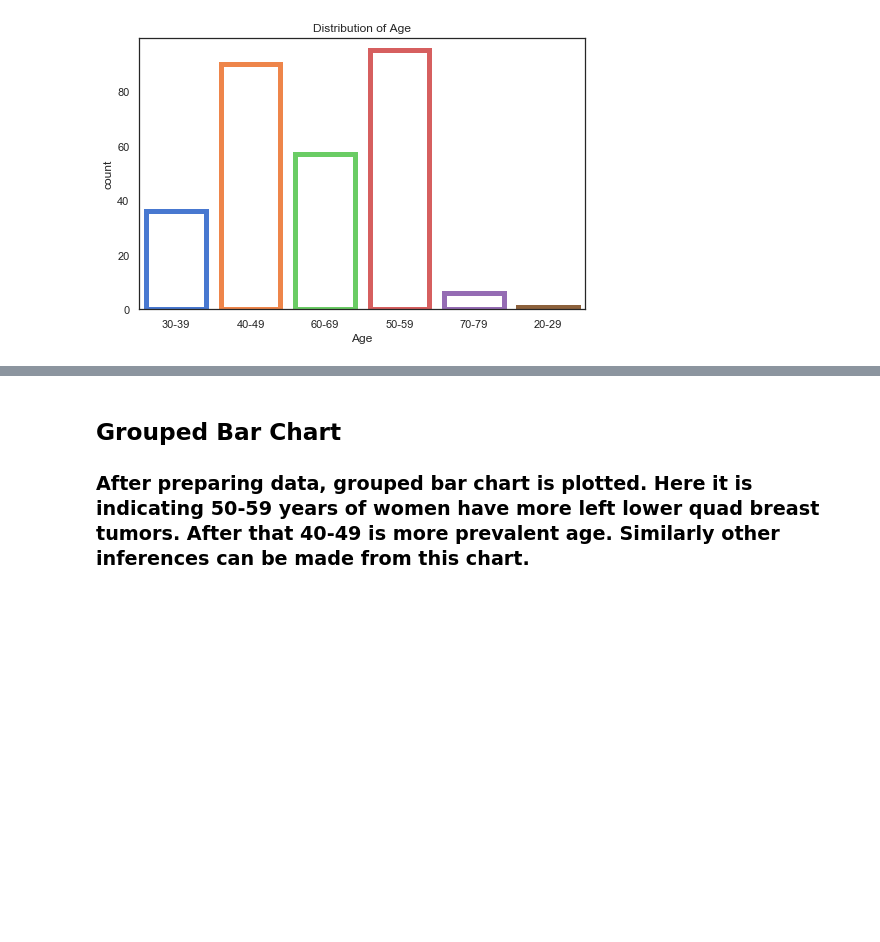
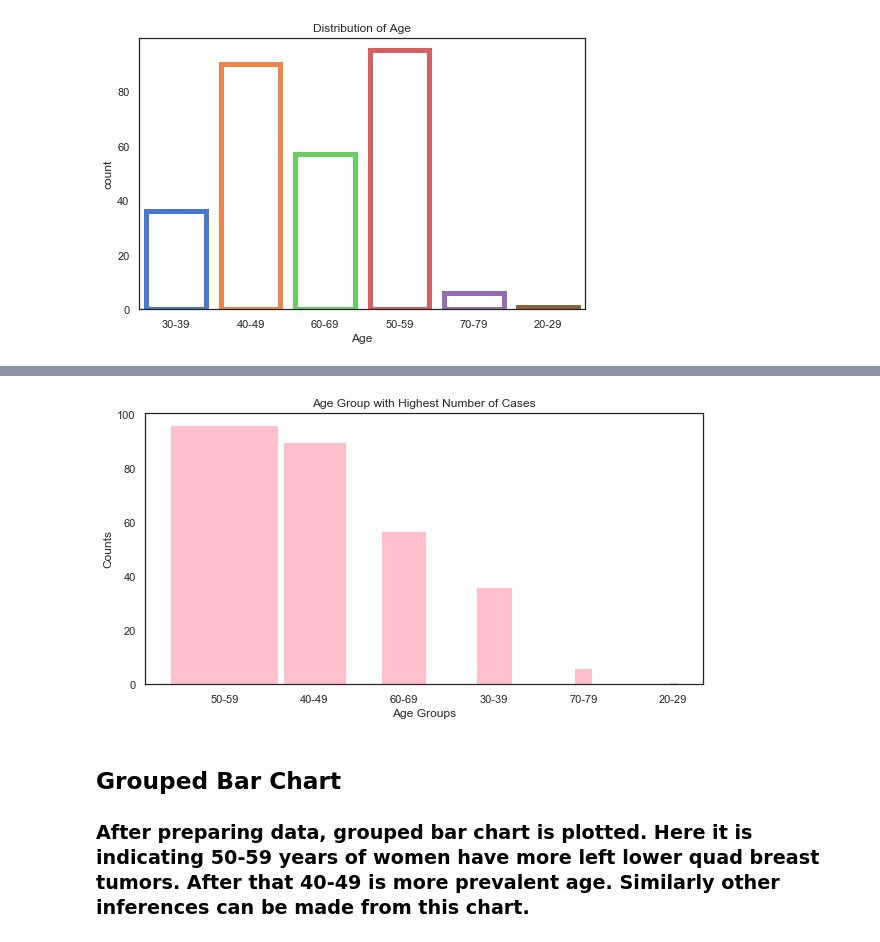
Before and after one commit to salonimishr/Different-Bar-Graphs, a Jupyter notebook: Bar Charts.ipynb, the cells around one changed output, grey strips where cells are left out. Saved outputs shown, nothing was run; the diff lists cells and outputs as text; code cells hidden in the pictures; blank space fills up the shorter version.

```diff
--- a/Bar Charts.ipynb
+++ b/Bar Charts.ipynb
@@ -96,3 +113,14 @@ ax = sns.countplot(x="Age", data=data,
+# %%
+plt.rcParams["figure.figsize"] = (10, 5)
+#colors = ['lightslategray'] * 6
+#colors[0] = 'crimson'
+plt.bar(dq.Age, dq.Counts, color='pink', width=[1.2,0.7,0.5,0.4,0.2,0.1])
+plt.xlabel("Age Groups")
+plt.ylabel("Counts")
+plt.title('Age Group with Highest Number of Cases')
+plt.show()
+# %% [output]
+[figure, added]
 # %% [markdown]
 ## Grouped Bar Chart
 
```
Also changed, not shown: parts of 3 cells of this notebook.
